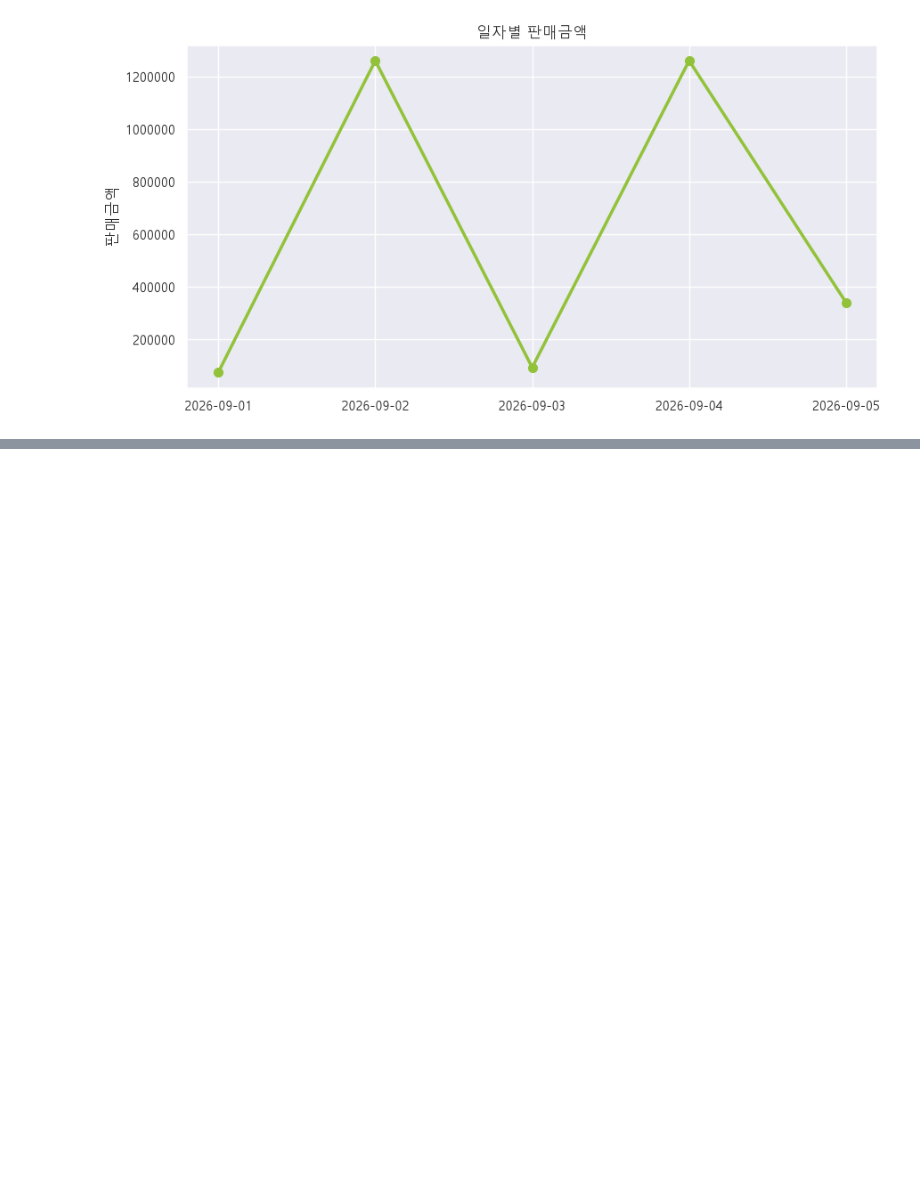
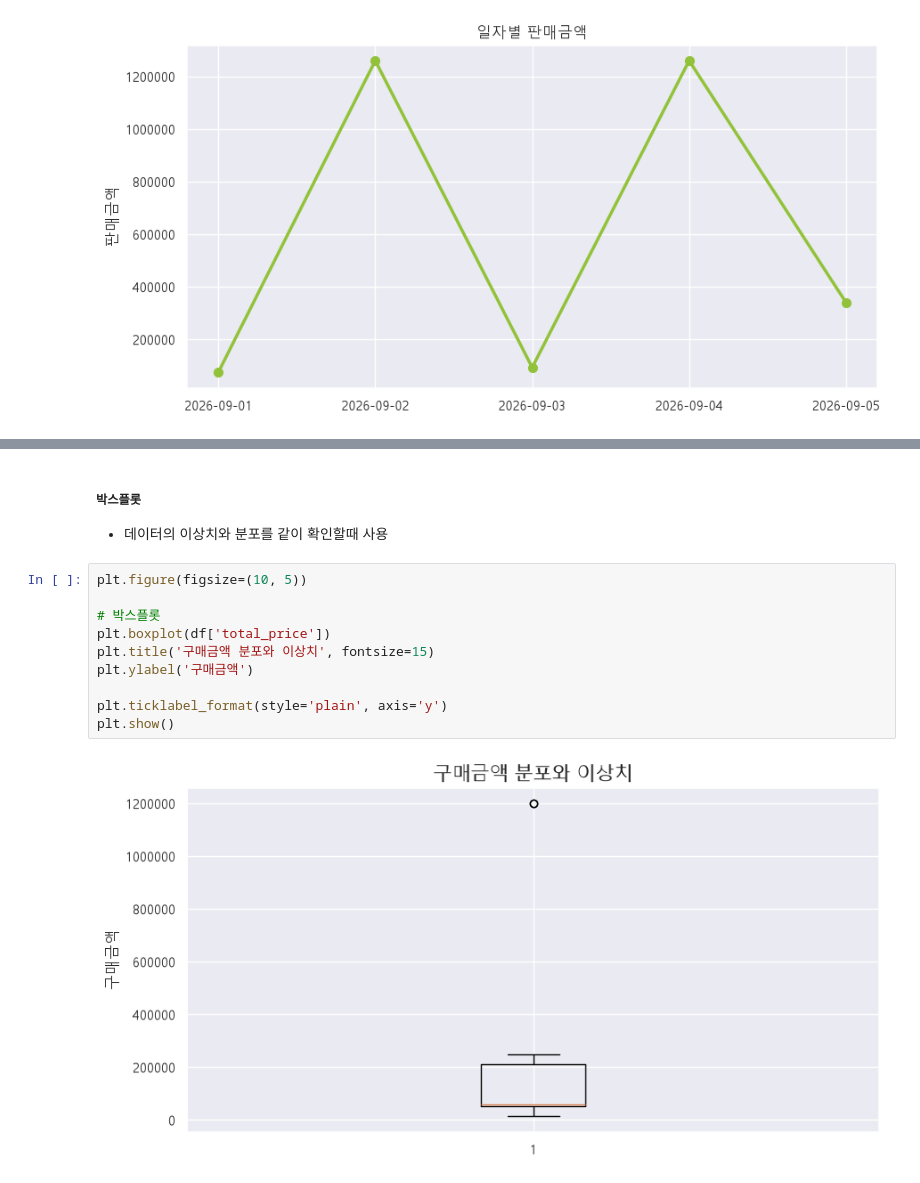
Before and after one commit to tpqnls-lab/ai-datapipeline-2026, a Jupyter notebook: chapt03/시각화기초.ipynb, the cells around one changed output, grey strips where cells are left out. Drawn from its saved outputs; the diff is of its cells as text; blank space fills up the shorter version.

```diff
--- a/chapt03/시각화기초.ipynb
+++ b/chapt03/시각화기초.ipynb
@@ -270,0 +306,16 @@ plt.show()
+# %% [markdown]
+##### 박스플롯
+
+- 데이터의 이상치와 분포를 같이 확인할때 사용
+# %%
+plt.figure(figsize=(10, 5))
+
+# 박스플롯
+plt.boxplot(df['total_price'])
+plt.title('구매금액 분포와 이상치', fontsize=15)
+plt.ylabel('구매금액')
+
+plt.ticklabel_format(style='plain', axis='y')
+plt.show()
+# %% [output]
+[figure, added]
```
Also changed, not shown: parts of 12 cells of this notebook, 14 other files.
